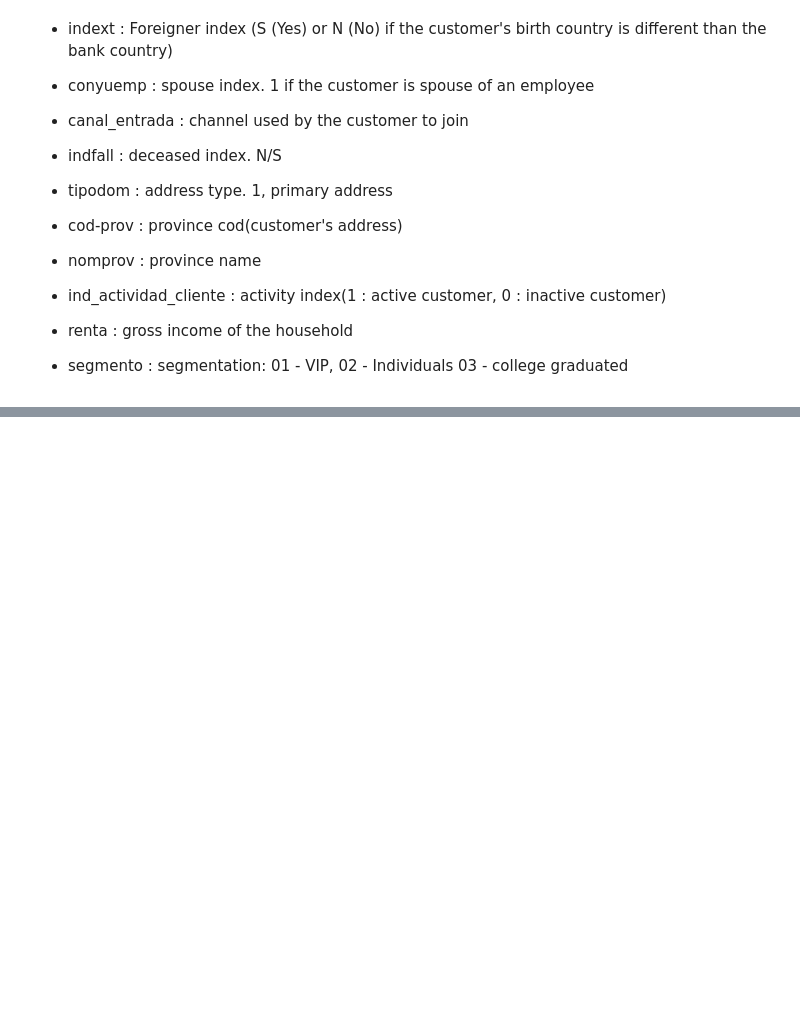
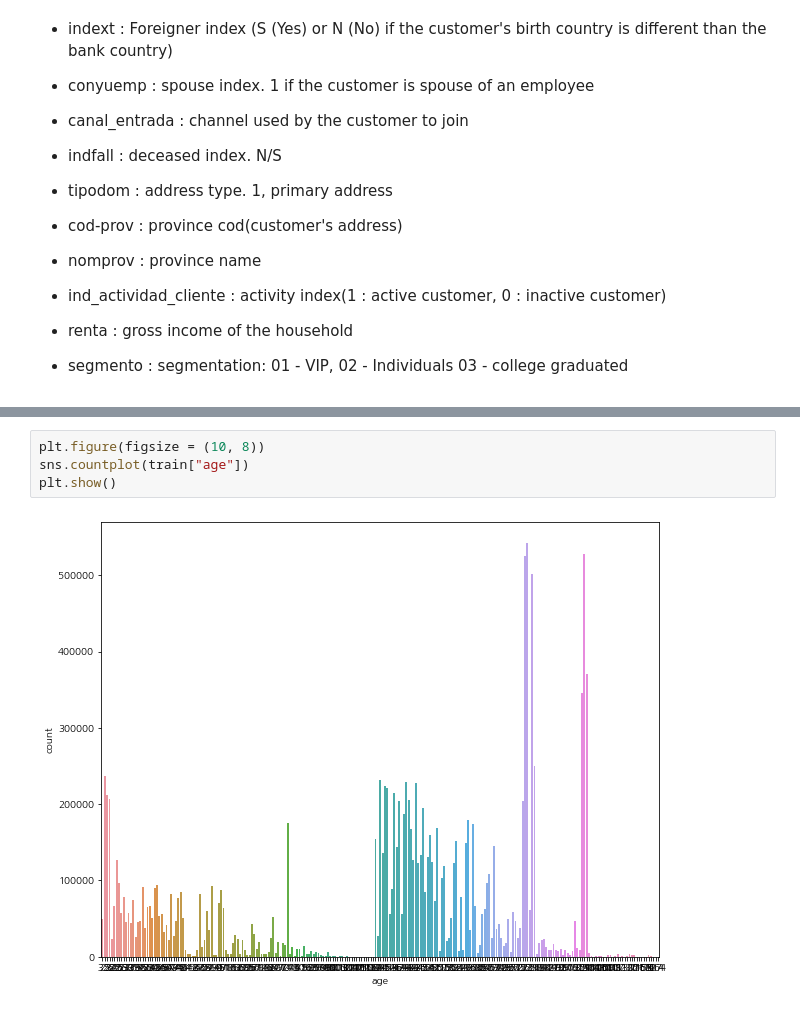
Before and after one commit to youngjo89/santander, a Jupyter notebook: santander.ipynb, the cells around one changed output, grey strips where cells are left out. Cells and saved outputs as stored; diff of their text form; blank space fills up the shorter version.

```diff
--- a/santander.ipynb
+++ b/santander.ipynb
@@ -131,0 +223,6 @@ test.tail()
+# %%
+plt.figure(figsize = (10, 8))
+sns.countplot(train["age"])
+plt.show()
+# %% [output]
+[figure, added]
```
Also changed, not shown: parts of 14 cells of this notebook.
